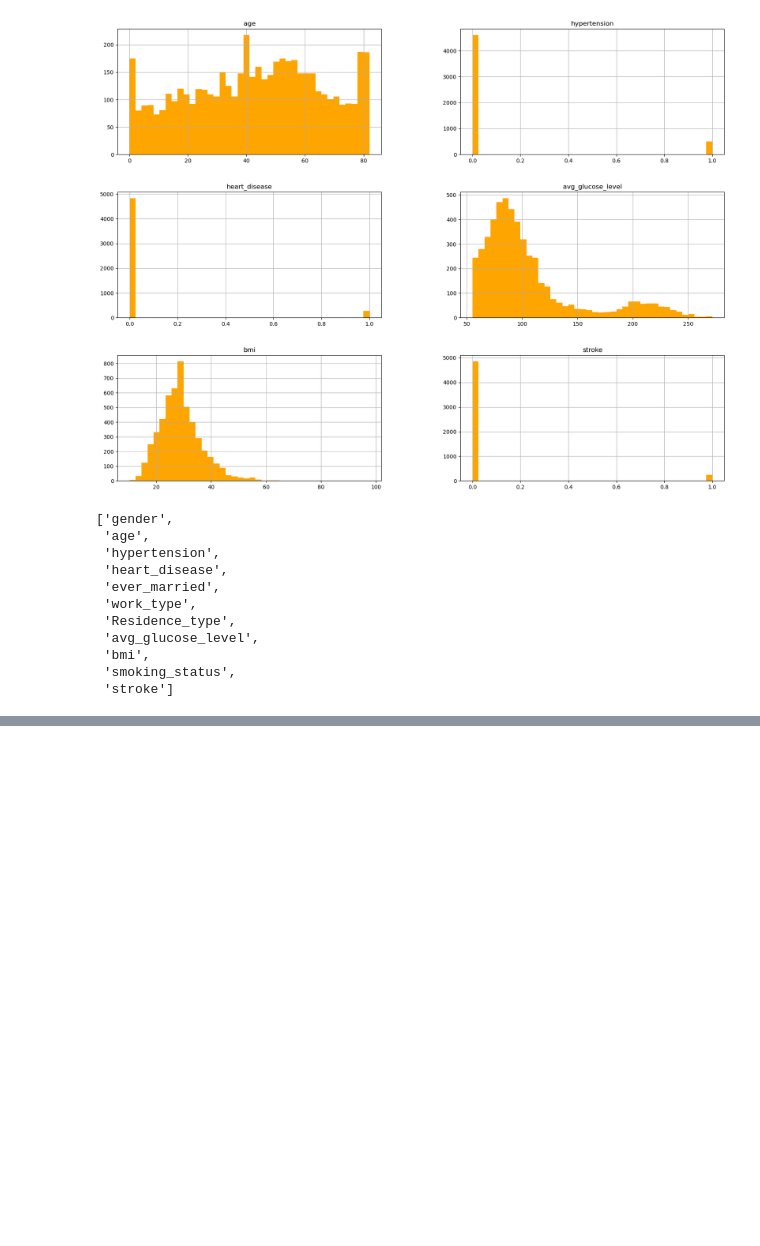
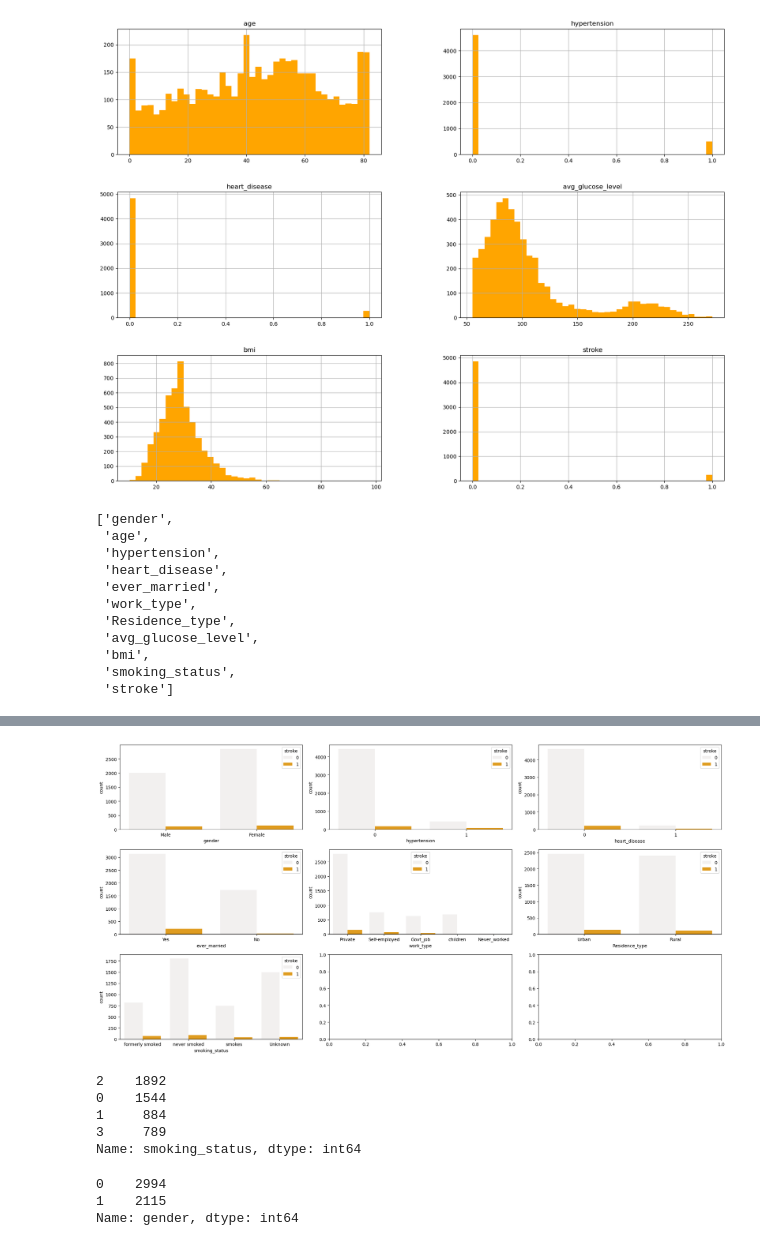
Before and after one commit to gdem25/stroke-prediction, a Jupyter notebook: stroke.ipynb, the cells around one changed output, grey strips where cells are left out. Drawn from its saved outputs; the diff is of its cells as text; code cells hidden in the pictures; blank space fills up the shorter version.

```diff
--- a/stroke.ipynb
+++ b/stroke.ipynb
@@ -221,0 +212,13 @@ df.corr()
+# %%
+cat_col = df.select_dtypes(include=['object','int64']).columns.values.tolist()
+fig,ax = plt.subplots(3,3,figsize=(20, 10))
+sns.countplot(data=df, x=cat_col[0], hue='stroke',ax =ax[0,0],color="orange")
+sns.countplot(data=df, x=cat_col[1], hue='stroke',ax =ax[0,1],color="orange")
+sns.countplot(data=df, x=cat_col[2], hue='stroke',ax =ax[0,2],color="orange")
+sns.countplot(data=df, x=cat_col[3], hue='stroke',ax =ax[1,0],color="orange")
+sns.countplot(data=df, x=cat_col[4], hue='stroke',ax =ax[1,1],color="orange")
+sns.countplot(data=df, x=cat_col[5], hue='stroke',ax =ax[1,2],color="orange")
+sns.countplot(data=df, x=cat_col[6], hue='stroke',ax =ax[2,0],color="orange")
+plt.tight_layout()
+# %% [output]
+[figure, added]
@@ -221,0 +232,14 @@ df.corr()
+# %%
+df["smoking_status"].value_counts()
+# %% [output]
+2    1892
+0    1544
+1     884
+3     789
+Name: smoking_status, dtype: int64
+# %%
+df["gender"].value_counts()
+# %% [output]
+0    2994
+1    2115
+Name: gender, dtype: int64
```
Also changed, not shown: parts of 10 cells of this notebook.
